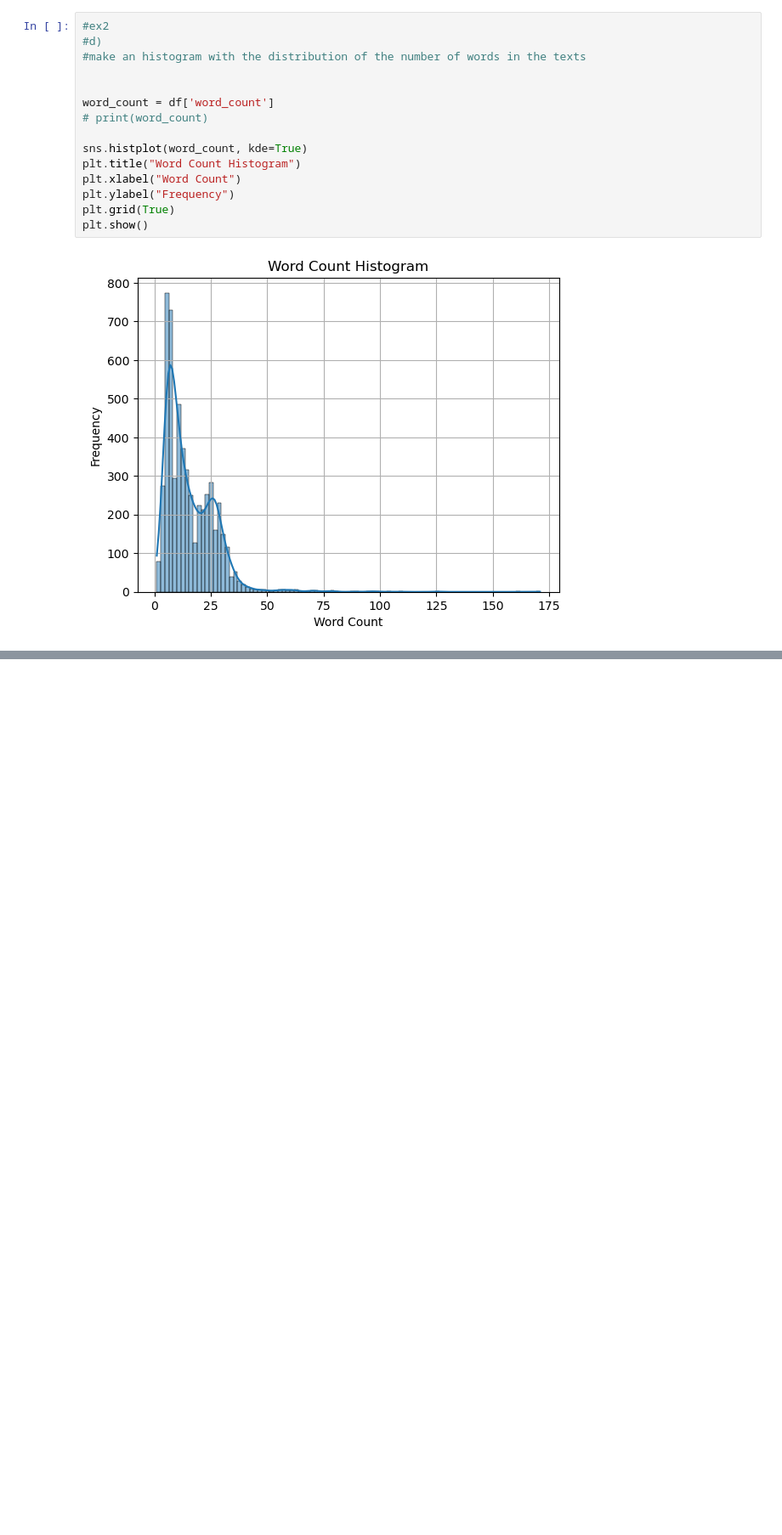
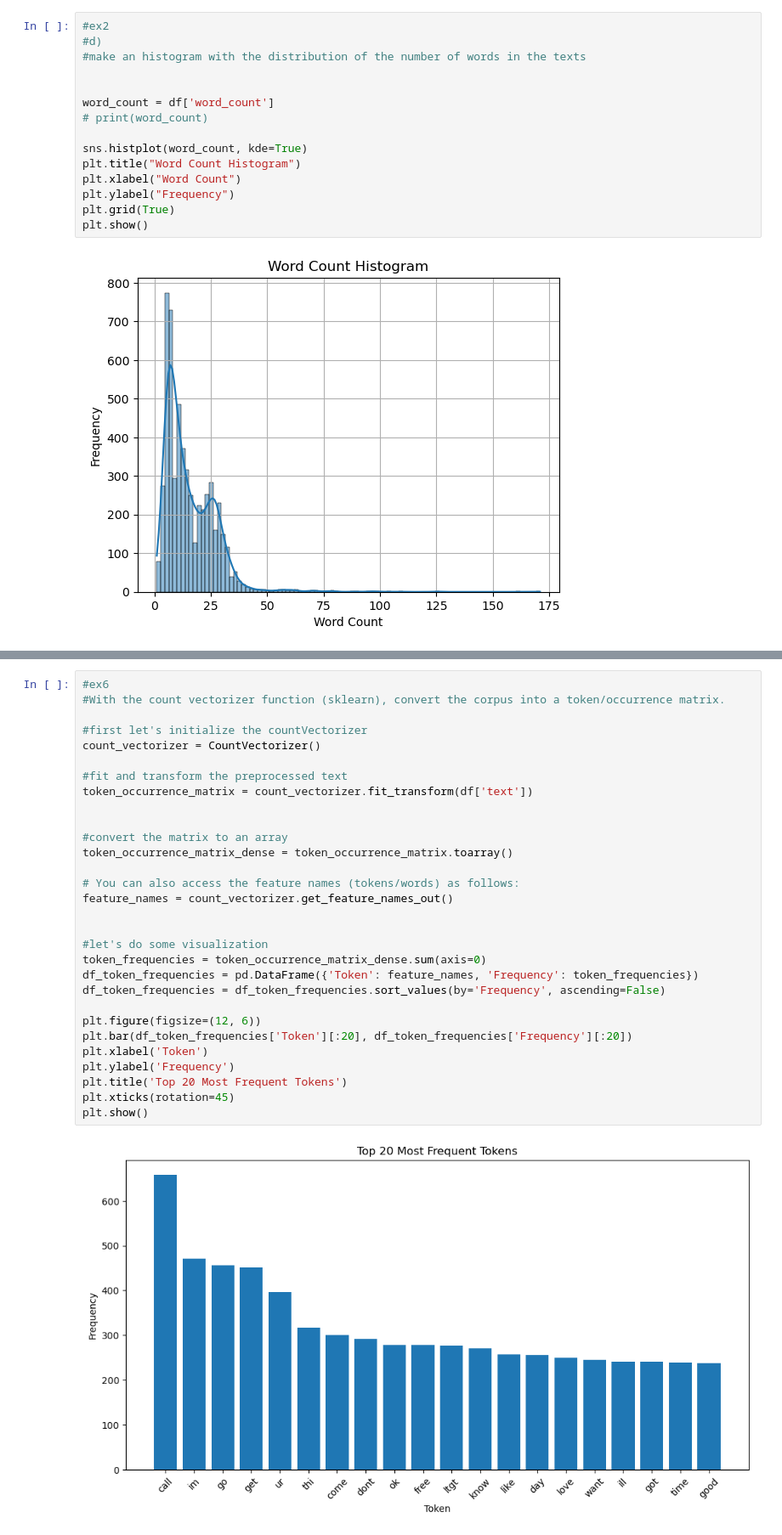
Before and after one commit to JoaoRFigueiredo/MEI-SIC, a Jupyter notebook: Ano1/MINDD/PL/Aula6/ficha_6.ipynb, the cells around one changed output, grey strips where cells are left out. Shown at 85% size. Drawn from its saved outputs; the diff is of its cells as text; blank space fills up the shorter version.

```diff
--- a/Ano1/MINDD/PL/Aula6/ficha_6.ipynb
+++ b/Ano1/MINDD/PL/Aula6/ficha_6.ipynb
@@ -91,0 +186,32 @@ plt.show()
+# %%
+#ex6
+#With the count vectorizer function (sklearn), convert the corpus into a token/occurrence matrix.
+
+#first let's initialize the countVectorizer
+count_vectorizer = CountVectorizer()
+
+#fit and transform the preprocessed text
+token_occurrence_matrix = count_vectorizer.fit_transform(df['text'])
+
+
+#convert the matrix to an array
+token_occurrence_matrix_dense = token_occurrence_matrix.toarray()
+
+# You can also access the feature names (tokens/words) as follows:
+feature_names = count_vectorizer.get_feature_names_out()
+
+
+#let's do some visualization
+token_frequencies = token_occurrence_matrix_dense.sum(axis=0)
+df_token_frequencies = pd.DataFrame({'Token': feature_names, 'Frequency': token_frequencies})
+df_token_frequencies = df_token_frequencies.sort_values(by='Frequency', ascending=False)
+
+plt.figure(figsize=(12, 6))
+plt.bar(df_token_frequencies['Token'][:20], df_token_frequencies['Frequency'][:20])
+plt.xlabel('Token')
+plt.ylabel('Frequency')
+plt.title('Top 20 Most Frequent Tokens')
+plt.xticks(rotation=45)
+plt.show()
+# %% [output]
+[figure, added]
```
Also changed, not shown: parts of 8 cells of this notebook.
